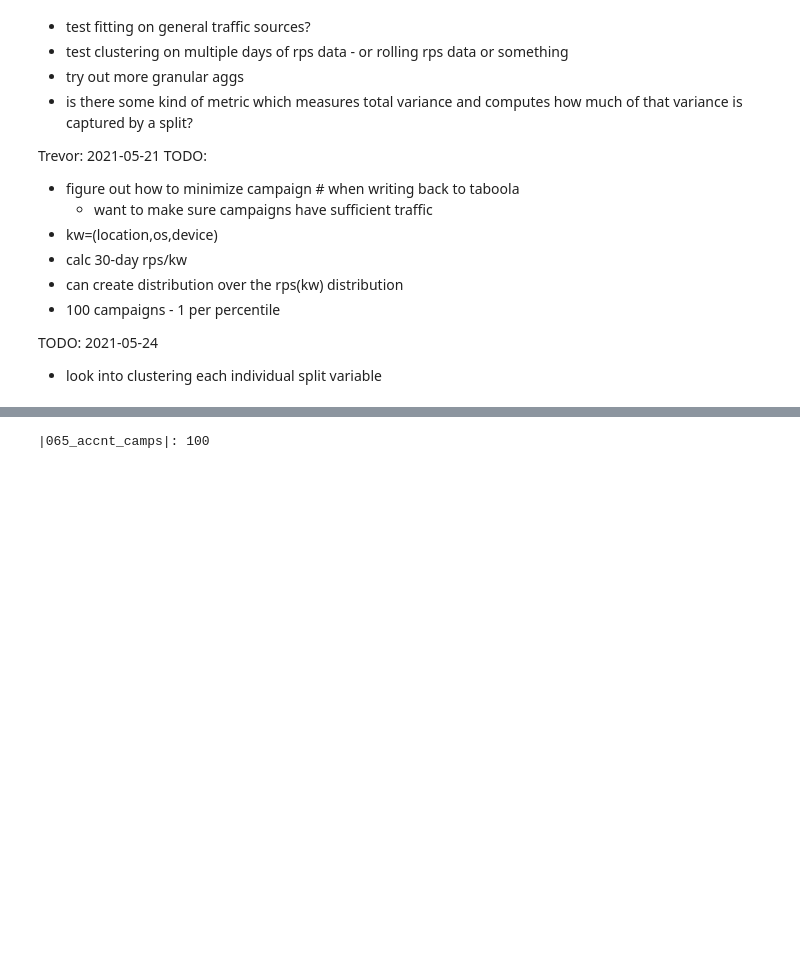
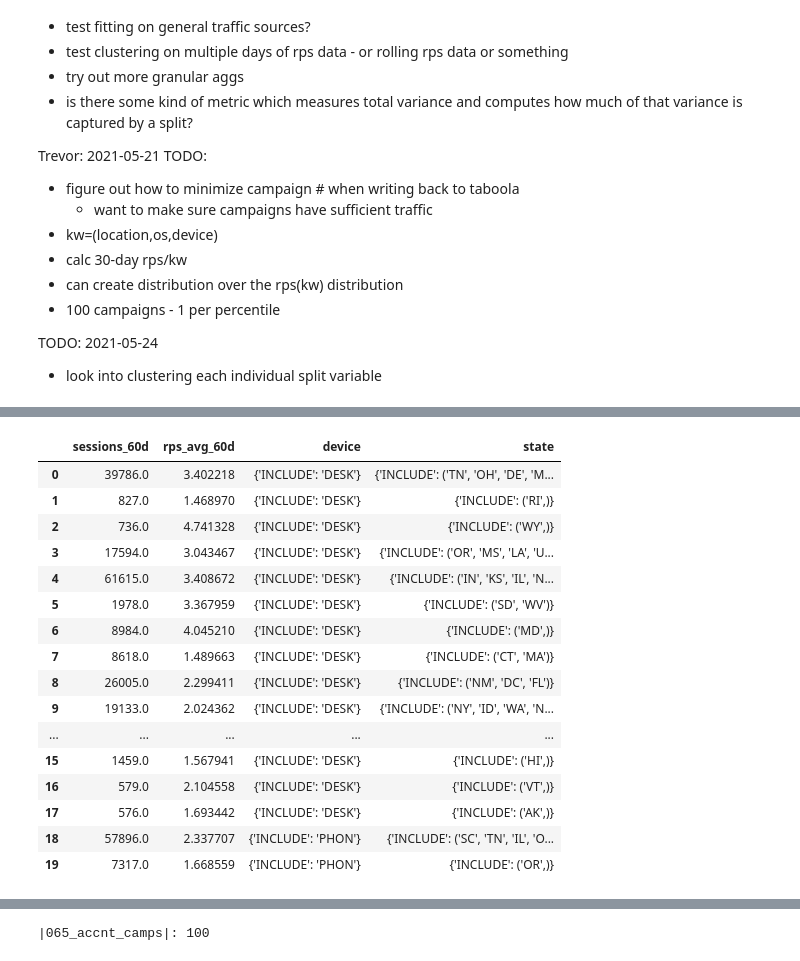
Before and after one commit to pkrishnamurthy1007/adtech, a Jupyter notebook: notebooks/aduriseti_shared/account_structure.ipynb, the cells around one changed output, grey strips where cells are left out. Cells and saved outputs as stored; diff of their text form; code cells hidden in the pictures; blank space fills up the shorter version.

```diff
--- a/notebooks/aduriseti_shared/account_structure.ipynb
+++ b/notebooks/aduriseti_shared/account_structure.ipynb
@@ -651,0 +682,20 @@ camp_attr_df
+# %%
+camp_attr_df.head(20)
+# %% [output]
+|  | sessions_60d | rps_avg_60d | device | state |
+| 0 | 39786.0 | 3.402218 | {'INCLUDE': 'DESK'} | {'INCLUDE': ('TN', 'OH', 'DE', 'M... |
+| 1 | 827.0 | 1.468970 | {'INCLUDE': 'DESK'} | {'INCLUDE': ('RI',)} |
+| 2 | 736.0 | 4.741328 | {'INCLUDE': 'DESK'} | {'INCLUDE': ('WY',)} |
+| 3 | 17594.0 | 3.043467 | {'INCLUDE': 'DESK'} | {'INCLUDE': ('OR', 'MS', 'LA', 'U... |
+| 4 | 61615.0 | 3.408672 | {'INCLUDE': 'DESK'} | {'INCLUDE': ('IN', 'KS', 'IL', 'N... |
+| 5 | 1978.0 | 3.367959 | {'INCLUDE': 'DESK'} | {'INCLUDE': ('SD', 'WV')} |
+| 6 | 8984.0 | 4.045210 | {'INCLUDE': 'DESK'} | {'INCLUDE': ('MD',)} |
+| 7 | 8618.0 | 1.489663 | {'INCLUDE': 'DESK'} | {'INCLUDE': ('CT', 'MA')} |
+| 8 | 26005.0 | 2.299411 | {'INCLUDE': 'DESK'} | {'INCLUDE': ('NM', 'DC', 'FL')} |
+| 9 | 19133.0 | 2.024362 | {'INCLUDE': 'DESK'} | {'INCLUDE': ('NY', 'ID', 'WA', 'N... |
+| ... | ... | ... | ... | ... |
+| 15 | 1459.0 | 1.567941 | {'INCLUDE': 'DESK'} | {'INCLUDE': ('HI',)} |
+| 16 | 579.0 | 2.104558 | {'INCLUDE': 'DESK'} | {'INCLUDE': ('VT',)} |
+| 17 | 576.0 | 1.693442 | {'INCLUDE': 'DESK'} | {'INCLUDE': ('AK',)} |
+| 18 | 57896.0 | 2.337707 | {'INCLUDE': 'PHON'} | {'INCLUDE': ('SC', 'TN', 'IL', 'O... |
+| 19 | 7317.0 | 1.668559 | {'INCLUDE': 'PHON'} | {'INCLUDE': ('OR',)} |
```
Also changed, not shown: parts of 10 cells of this notebook, 2 other files.
